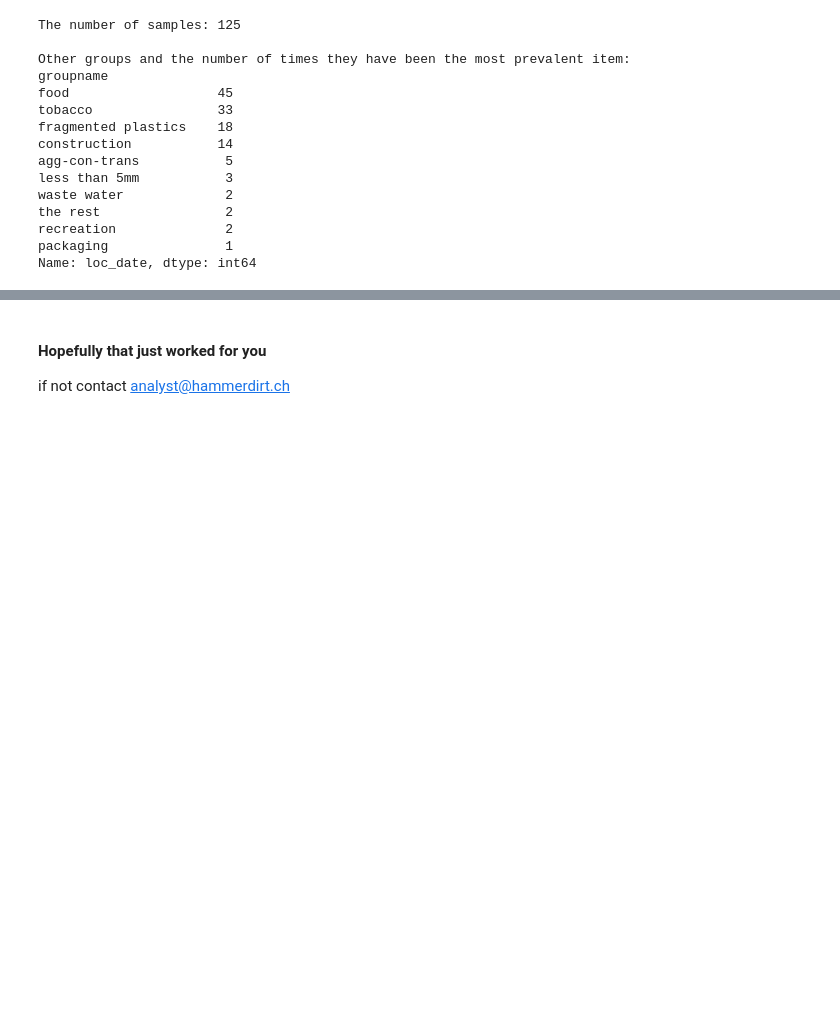
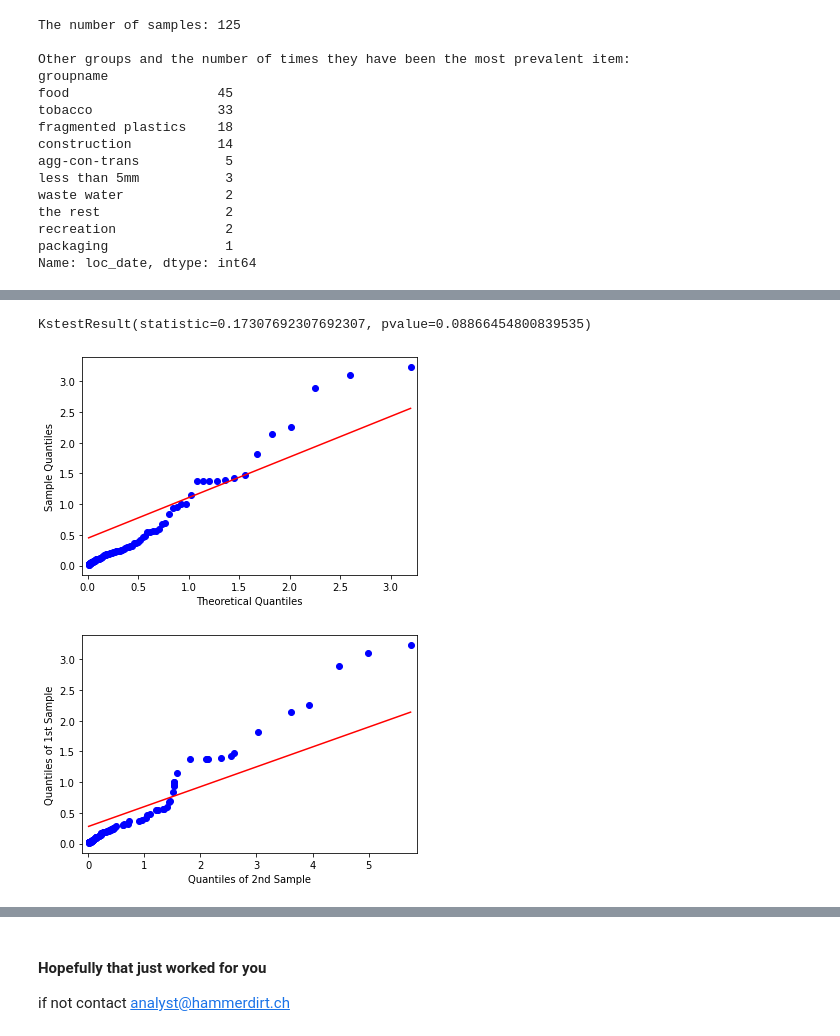
Before and after one commit to hammerdirt-analyst/iqals, a Jupyter notebook: use_a_class.ipynb, the cells around one changed output, grey strips where cells are left out. Cells and saved outputs as stored; diff of their text form; code cells hidden in the pictures; blank space fills up the shorter version.

Commit message:
added qqplots to test gfit theta_data

```diff
--- a/use_a_class.ipynb
+++ b/use_a_class.ipynb
@@ -522,0 +501,18 @@ plt.show()
+# %%
+these_codes = ['G27', 'G30','G25', 'G79','G78', 'G95', 'G67','G82', 'G81', 'G89','G35']
+# %%
+these_params = []
+for code in these_codes:
+    samp_data = som_params[som_params.code == code].pcs_m
+    if len(samp_data) < 65:
+        samp_data = a.processed[(a.processed.code == code)&(a.processed.quantity > 0)].pcs_m
+        loc = samp_data.min()
+        alpha = samp_data.mean()
+        scale = 1/alpha
+    else:
+        loc = samp_data.min()
+        alpha = samp_data.mean()
+        scale = 1/alpha
+#         b_data = som_bassin_data[(som_bassin_data.code == code)&(som_bassin_data.quantity > 0)].pcs_m
+    print(code, len(samp_data))
+    these_params.append(dict(code=code, loc=loc, alpha=alpha, scale=scale, data=samp_data))
@@ -522,0 +533,17 @@ plt.show()
+# %%
+plot_this = []
+for param in these_params:
+    r = gamma.rvs(param['alpha'], loc=param['loc'], scale=param['scale'], size=len(param['data']))
+    param.update({'theta_data':r})
+    plot_this.append(param)
+# %%
+sdata = plot_this[0]
+# %%
+sm.graphics.qqplot(plot_this[0]['data'], gamma, distargs=(plot_this[0]['alpha'],), loc=plot_this[0]['loc'], line='s', fit=False)
+qqplot_2samples(sdata['data'], sdata['theta_data'], line='q')
+print(stats.ks_2samp(plot_this[0]['data'], plot_this[0]['theta_data']))
+plt.show()
+# %% [output]
+KstestResult(statistic=0.17307692307692307, pvalue=0.08866454800839535)
+[figure, added]
+[figure, added]
```
Also changed, not shown: parts of 23 cells of this notebook.
